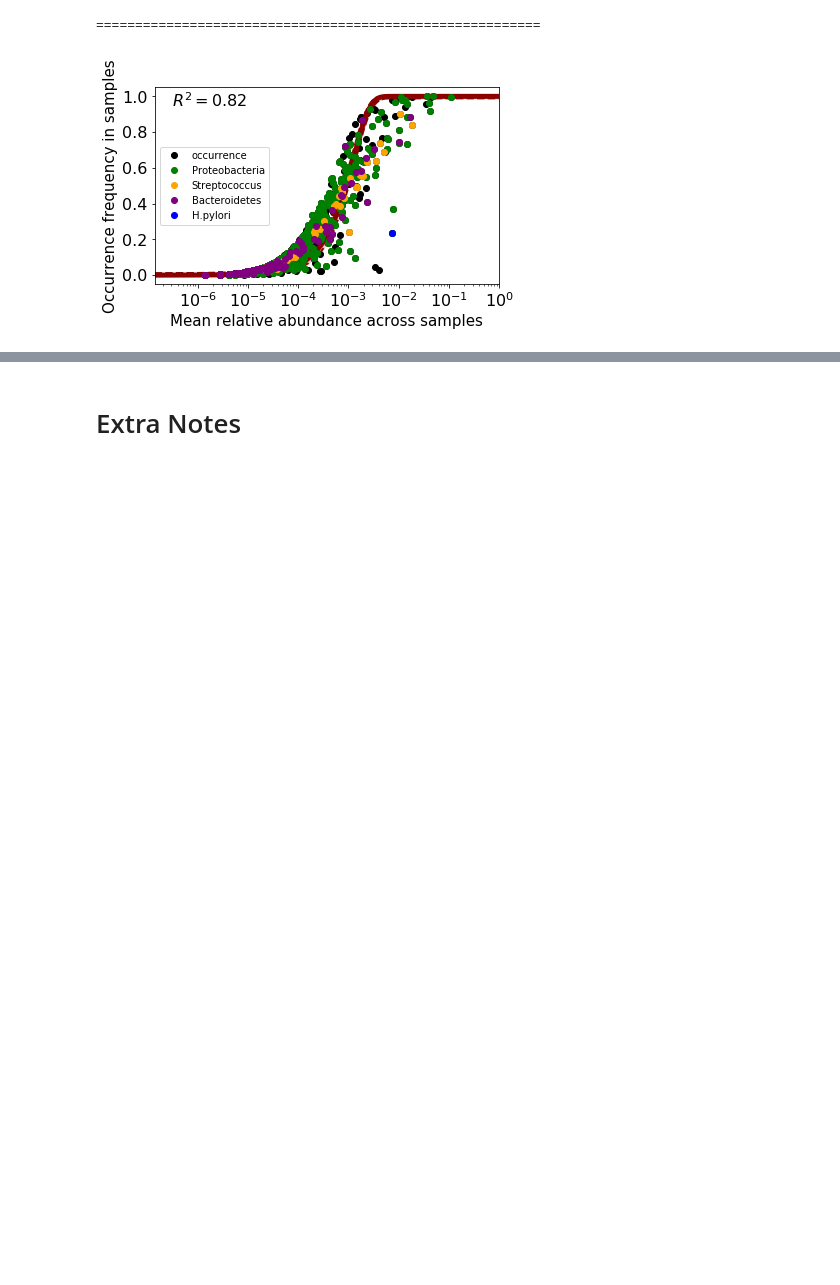
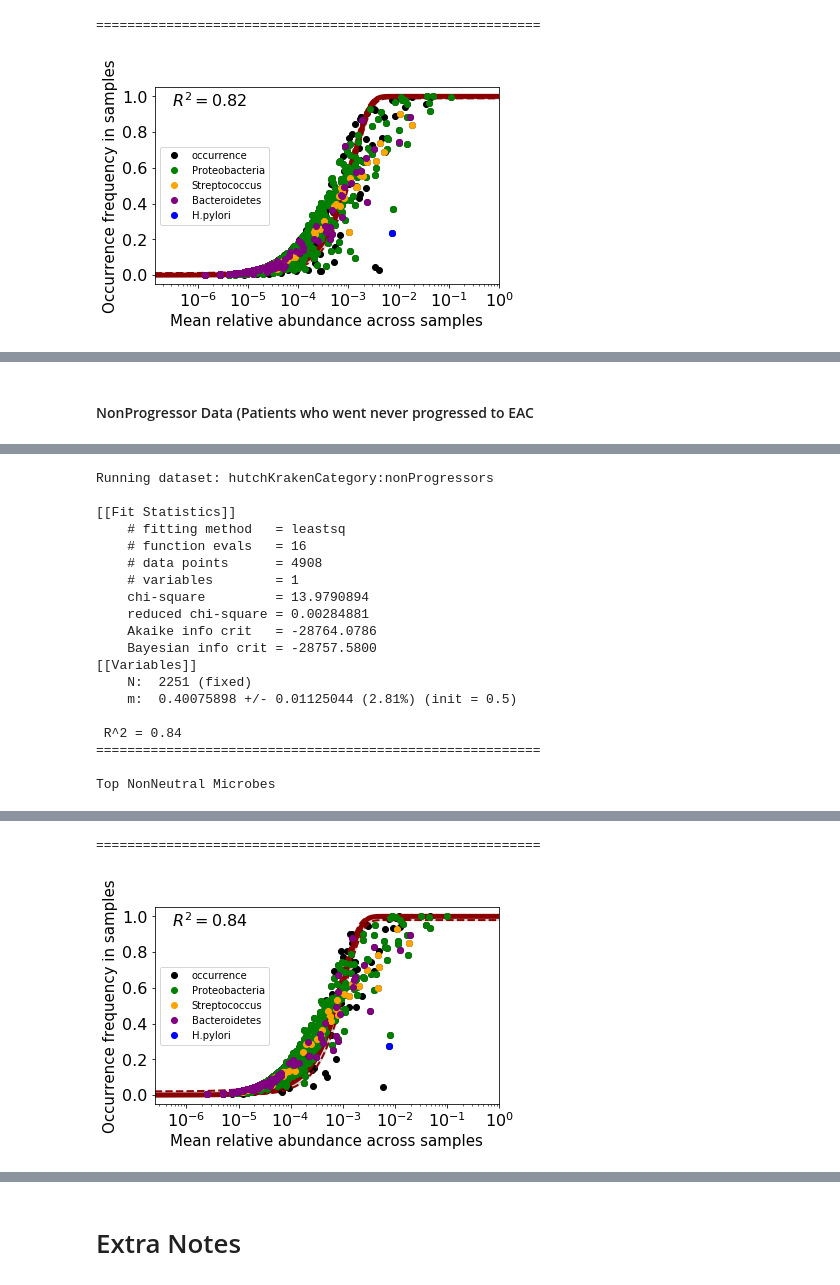
Before and after one commit to cguccione/NeutralEvolutionModeling, a Jupyter notebook: scripts/NeuFit_Pipeline.ipynb, the cells around one changed output, grey strips where cells are left out. Cells and saved outputs as stored; diff of their text form; code cells hidden in the pictures; blank space fills up the shorter version.

```diff
--- a/scripts/NeuFit_Pipeline.ipynb
+++ b/scripts/NeuFit_Pipeline.ipynb
@@ -606,0 +838,15 @@ print(biom2data_tax(TCGA_HNEC_EAC_WGS_Greg, '116640_feature-table-TCGA-WGS-STN-E
+# %% [markdown]
+#### NonProgressor Data  (Patients who went never progressed to EAC
+# %%
+'''Choose True or False for the following parameters:
+               norm_graph : True/False : Prints and saves the neutral evolution graph without any coloring
+               colored_graph : True/False : Prints and saves the neutral evolution graph without any coloring
+               non_neutral : True/False : Prints and saves the most non-neutral microbes in csv file
+'''
+norm_graph = True
+colored_graph = True
+non_neutral = True
+
+#Run with all possible output files
+Neufit_Pipeline_Main('nonProgressors', 'hutchKraken', 'NP_biome', norm_graph, colored_graph, non_neutral, full_non_neutral = True)
+# %% [output]
@@ -606,0 +854,19 @@ print(biom2data_tax(TCGA_HNEC_EAC_WGS_Greg, '116640_feature-table-TCGA-WGS-STN-E
+Running dataset: hutchKrakenCategory:nonProgressors
+
+[[Fit Statistics]]
+    # fitting method   = leastsq
+    # function evals   = 16
+    # data points      = 4908
+    # variables        = 1
+    chi-square         = 13.9790894
+    reduced chi-square = 0.00284881
+    Akaike info crit   = -28764.0786
+    Bayesian info crit = -28757.5800
+[[Variables]]
+    N:  2251 (fixed)
+    m:  0.40075898 +/- 0.01125044 (2.81%) (init = 0.5)
+
+ R^2 = 0.84
+=========================================================
+
+Top NonNeutral Microbes
@@ -606,0 +878,2 @@ print(biom2data_tax(TCGA_HNEC_EAC_WGS_Greg, '116640_feature-table-TCGA-WGS-STN-E
+=========================================================
+[figure, added]
```
Also changed, not shown: parts of 25 cells of this notebook.
